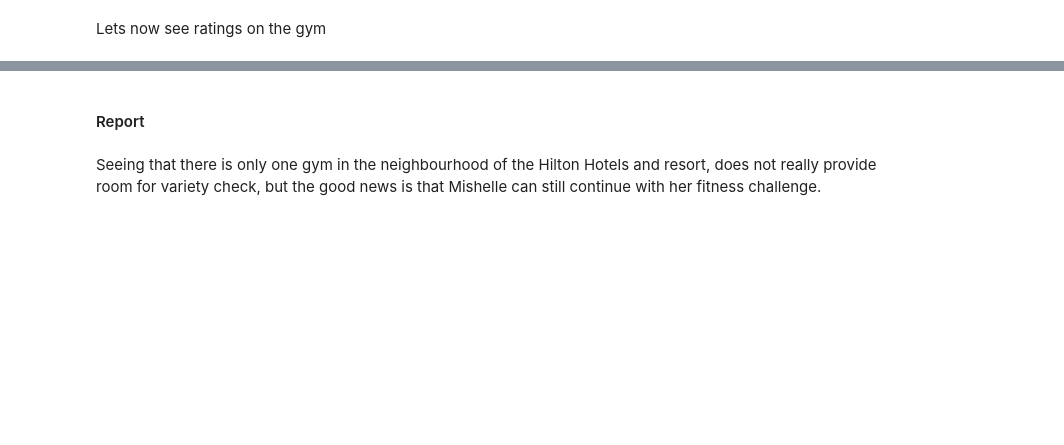
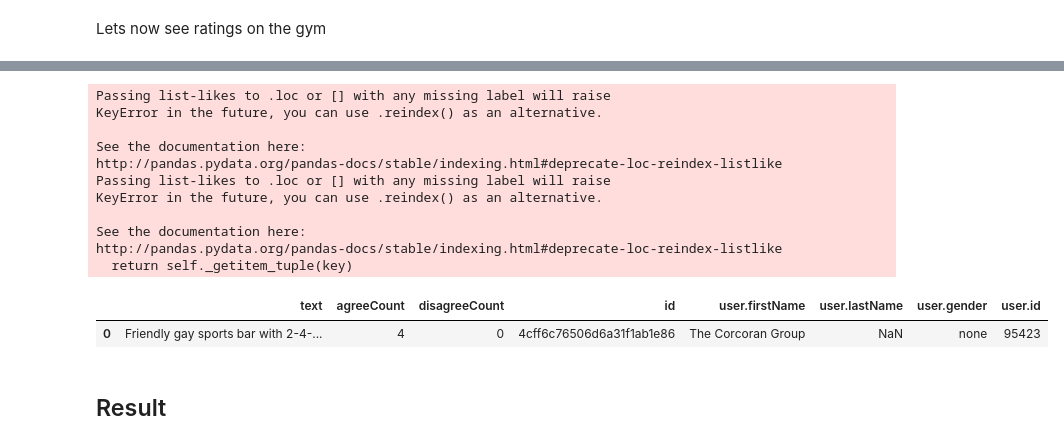
Before and after one commit to bogbeh/The-batttle-of-neighborhoods, a Jupyter notebook: The Battle of the neighborhoods.ipynb, the cells around one changed output, grey strips where cells are left out. Saved outputs shown, nothing was run; the diff lists cells and outputs as text; code cells hidden in the pictures; blank space fills up the shorter version.

```diff
--- a/The Battle of the neighborhoods.ipynb
+++ b/The Battle of the neighborhoods.ipynb
@@ -187,4 +316,27 @@ This is not a very goog sign, However Mishelle can still visit the gym and check
+# %%
+pd.set_option('display.max_colwidth', -1)
+
+tips2_df = json_normalize(tips2) # json normalize tips
+
+# columns to keep
+filtered_columns = ['text', 'agreeCount', 'disagreeCount', 'id', 'user.firstName', 'user.lastName', 'user.gender', 'user.id']
+tips2_filtered = tips2_df.loc[:, filtered_columns]
+
+# display tips
+tips2_filtered
+# %% [output]
+Passing list-likes to .loc or [] with any missing label will raise
+KeyError in the future, you can use .reindex() as an alternative.
+
+See the documentation here:
+http://pandas.pydata.org/pandas-docs/stable/indexing.html#deprecate-loc-reindex-listlike
+Passing list-likes to .loc or [] with any missing label will raise
+KeyError in the future, you can use .reindex() as an alternative.
+
+See the documentation here:
+http://pandas.pydata.org/pandas-docs/stable/indexing.html#deprecate-loc-reindex-listlike
+  return self._getitem_tuple(key)
+|  | text | agreeCount | disagreeCount | id | user.firstName | user.lastName | user.gender | user.id |
+| 0 | Friendly gay sports bar with 2-4-... | 4 | 0 | 4cff6c76506d6a31f1ab1e86 | The Corcoran Group | NaN | none | 95423 |
 # %% [markdown]
-#### Report
+## Result
-# %% [markdown]
-Seeing that there is only one gym in the neighbourhood of the Hilton Hotels and resort, does not really provide room for variety check, but the good news is that Mishelle can still continue with her fitness challenge.
```
Also changed, not shown: parts of 36 cells of this notebook.
